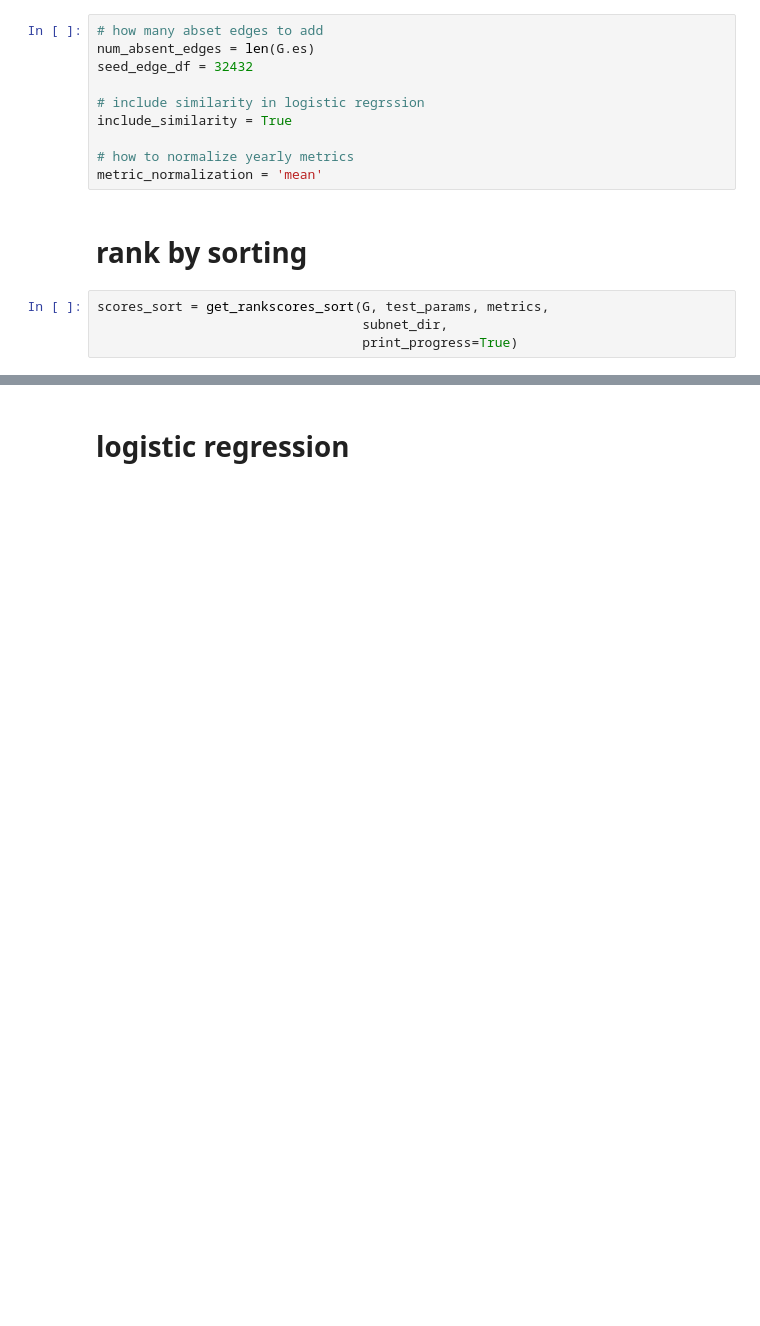
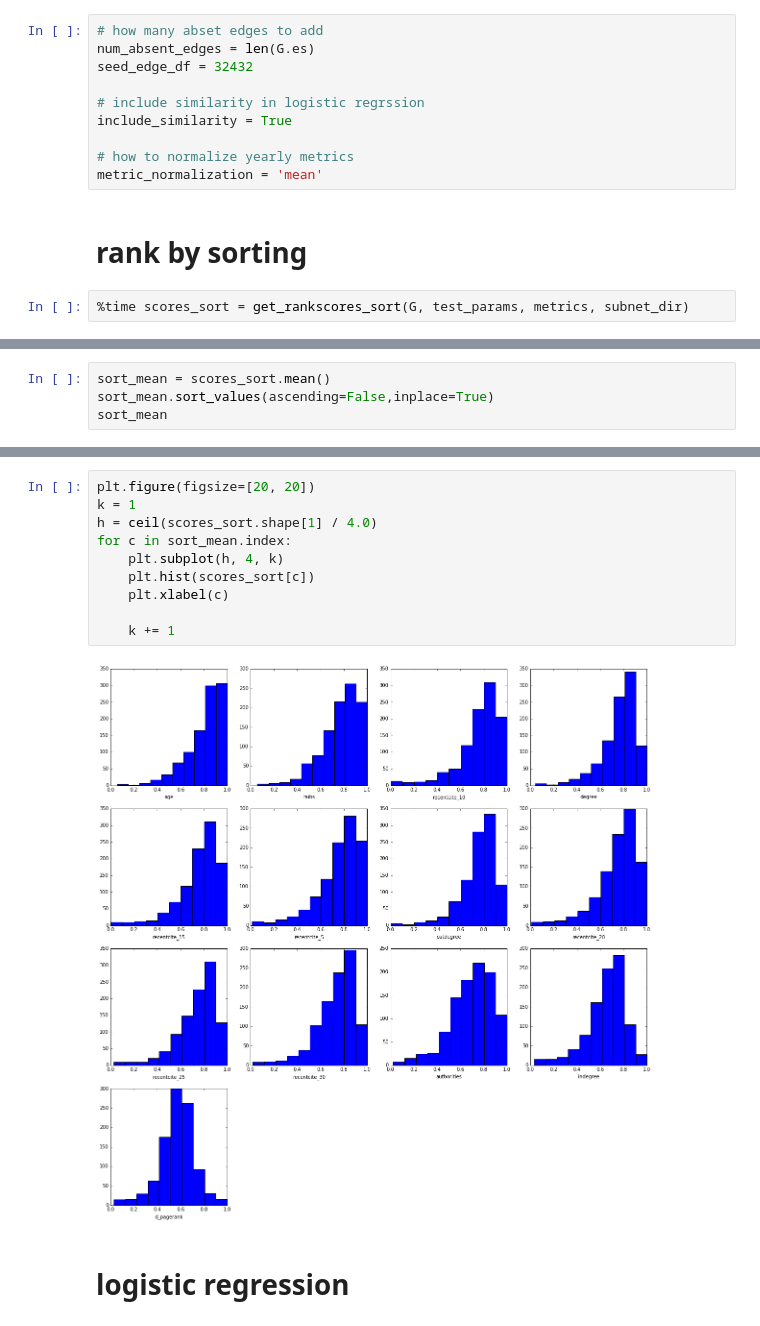
Before and after one commit to idc9/law-net, a Jupyter notebook: explore/vertex_metrics_experiment/scotus_rankscores.ipynb, the cells around one changed output, grey strips where cells are left out. Drawn from its saved outputs; the diff is of its cells as text; blank space fills up the shorter version.

```diff
--- a/explore/vertex_metrics_experiment/scotus_rankscores.ipynb
+++ b/explore/vertex_metrics_experiment/scotus_rankscores.ipynb
@@ -67,6 +72,4 @@ metric_normalization = 'mean'
 # %% [markdown]
 # rank by sorting
 # %%
-scores_sort = get_rankscores_sort(G, test_params, metrics,
-                                  subnet_dir,
-                                  print_progress=True)
+%time scores_sort = get_rankscores_sort(G, test_params, metrics, subnet_dir)
@@ -74,0 +92,4 @@ scores_sort.mean()
+# %%
+sort_mean = scores_sort.mean()
+sort_mean.sort_values(ascending=False,inplace=True)
+sort_mean
@@ -75,3 +111,15 @@ scores_sort.mean()
+# %%
+plt.figure(figsize=[20, 20])
+k = 1
+h = ceil(scores_sort.shape[1] / 4.0)
+for c in sort_mean.index:
+    plt.subplot(h, 4, k)
+    plt.hist(scores_sort[c])
+    plt.xlabel(c)
+
+    k += 1
+# %% [output]
+[figure, added]
 # %% [markdown]
 # logistic regression
 # %% [markdown]
```
Also changed, not shown: parts of 9 cells of this notebook, 2 other files.
